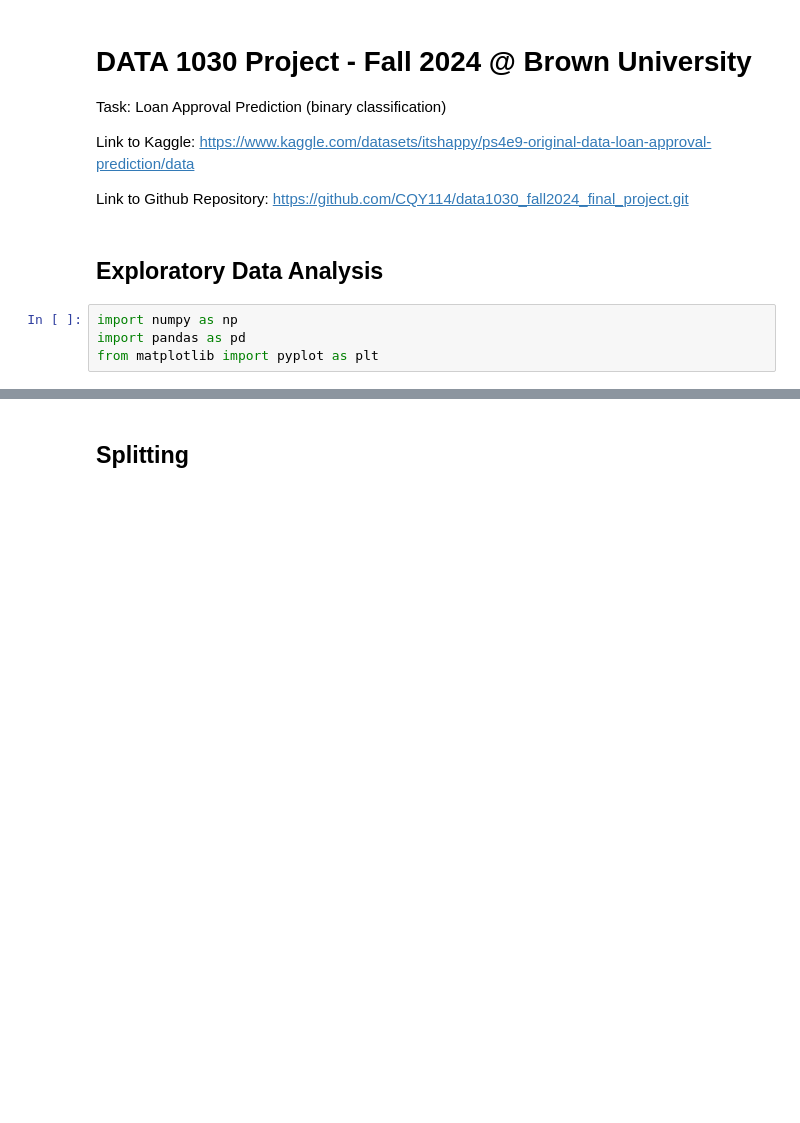
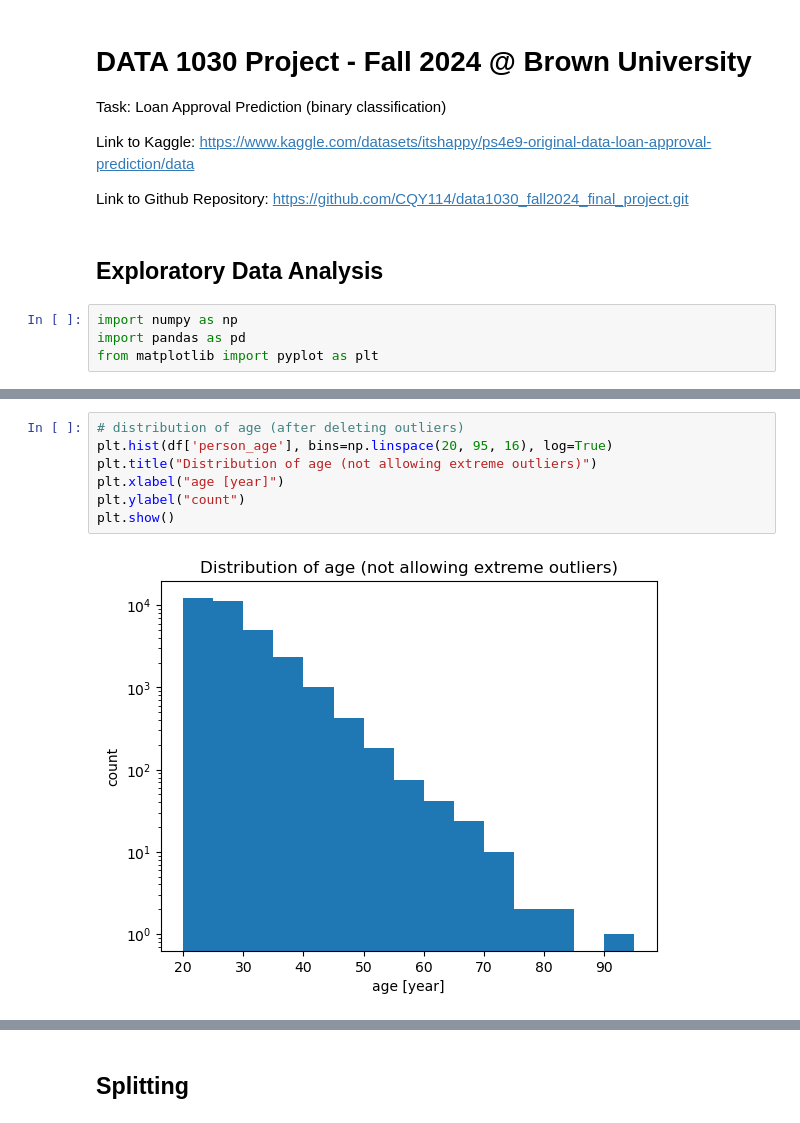
Before and after one commit to CQY114/data1030_fall2024_final_project, a Jupyter notebook: main.ipynb, the cells around one changed output, grey strips where cells are left out. Cells and saved outputs as stored; diff of their text form; blank space fills up the shorter version.

```diff
--- a/main.ipynb
+++ b/main.ipynb
@@ -159,0 +69,9 @@ ValueError: could not convert string to float: 'RENT'
+# %%
+# distribution of age (after deleting outliers)
+plt.hist(df['person_age'], bins=np.linspace(20, 95, 16), log=True)
+plt.title("Distribution of age (not allowing extreme outliers)")
+plt.xlabel("age [year]")
+plt.ylabel("count")
+plt.show()
+# %% [output]
+[figure, added]
```
Also changed, not shown: parts of 49 cells of this notebook, 17 other files.
